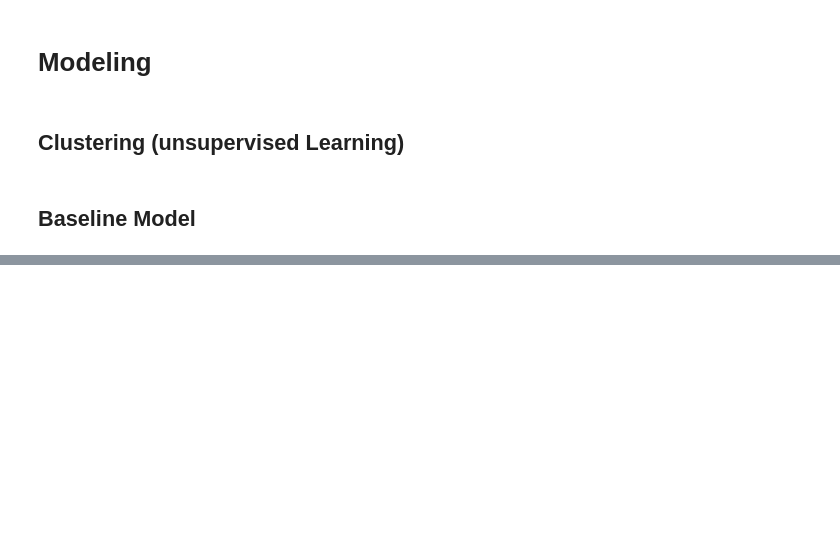
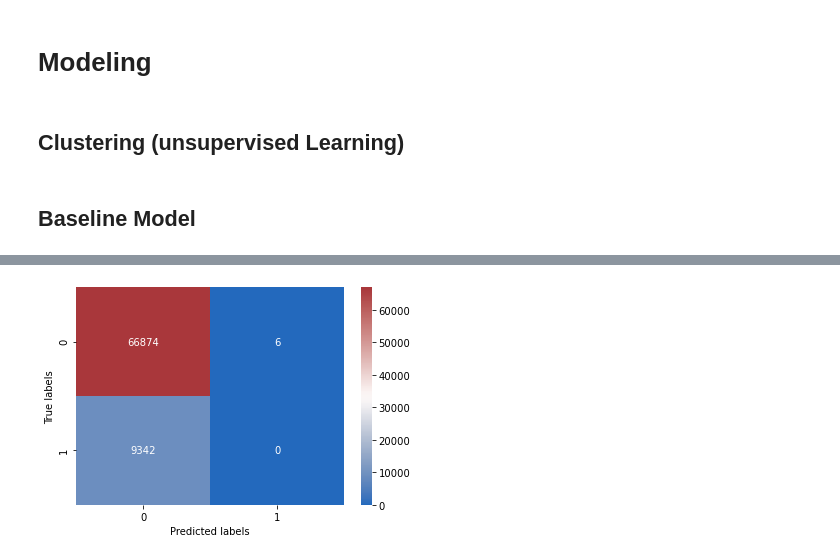
Before and after one commit to svenrr/health-insurance-cross-sell-prediction, a Jupyter notebook: health-insurance-cross-sell-prediction.ipynb, the cells around one changed output, grey strips where cells are left out. Cells and saved outputs as stored; diff of their text form; code cells hidden in the pictures; blank space fills up the shorter version.

```diff
--- a/health-insurance-cross-sell-prediction.ipynb
+++ b/health-insurance-cross-sell-prediction.ipynb
@@ -286,0 +379,11 @@ sns.pairplot(df.drop(["id","Region_Code"], axis=1));
+# %%
+from sklearn.preprocessing import MinMaxScaler
+
+scal_cols = ["Age", "Annual_Premium", "Vintage"]
+
+scaler = MinMaxScaler()
+
+for col in scal_cols:
+    df[[col]] = scaler.fit_transform(df[[col]])
+
+df.head()
@@ -286,0 +397,9 @@ sns.pairplot(df.drop(["id","Region_Code"], axis=1));
+# %%
+from sklearn.model_selection import train_test_split
+
+X = df.drop("Response", axis=1)
+y = df["Response"]
+
+X_train, X_val, y_train, y_val = train_test_split(X, y, random_state=42, test_size=0.2, stratify=df["Response"])
+
+# As I mentioned before, our target variable (Response) is unbalanced. For this reason we use stratify.
@@ -292,0 +426,22 @@ sns.pairplot(df.drop(["id","Region_Code"], axis=1));
+# %%
+from sklearn.metrics import classification_report
+from sklearn.metrics import accuracy_score
+from sklearn.metrics import confusion_matrix
+
+def plot_confusion_matrix(y_val, y_pred):
+    cm = confusion_matrix(y_val, y_pred)
+
+    ax= plt.subplot()
+    sns.heatmap(cm, annot=True, cmap="vlag", ax = ax, fmt='g')
+
+    ax.set_xlabel('Predicted labels')
+    ax.set_ylabel('True labels')
+# %%
+# Logistic Regression
+
+from sklearn.linear_model import LogisticRegression
+
+model_lr = LogisticRegression()
+model_lr.fit(X_train, y_train)
+y_pred = model_lr.predict(X_val)
+print('Logistic Regression Accuracy: ', round(accuracy_score(y_val, y_pred),4))
@@ -292,0 +457,4 @@ sns.pairplot(df.drop(["id","Region_Code"], axis=1));
+# %%
+plot_confusion_matrix(y_val, y_pred)
+# %% [output]
+[figure, added]
```
Also changed, not shown: parts of 38 cells of this notebook.
